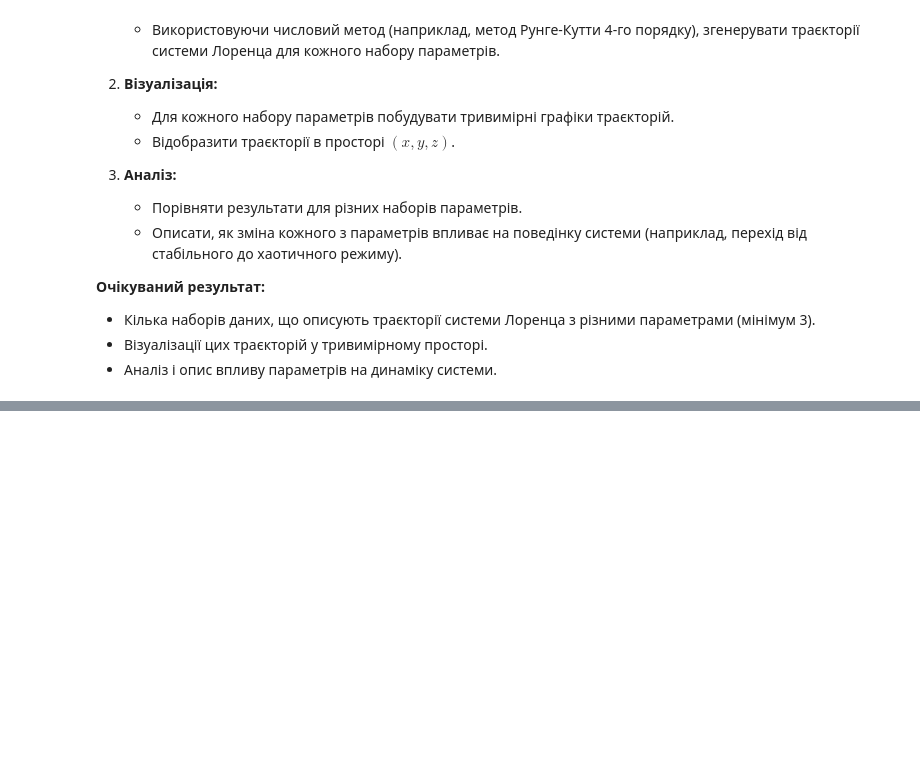
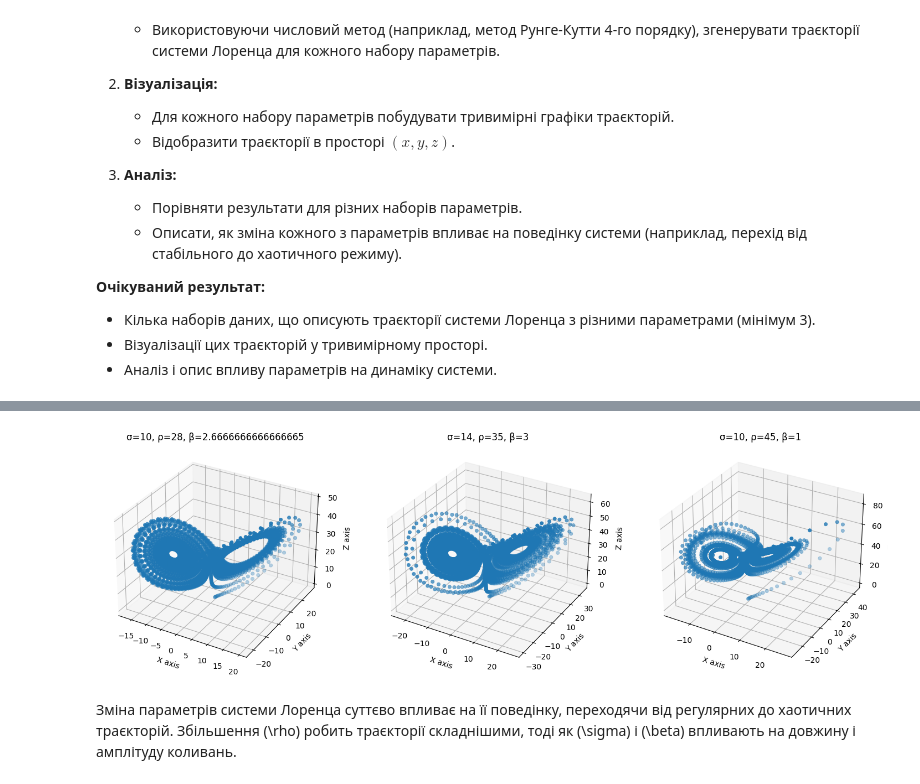
Before and after one commit to kristi5491/data_analytics, a Jupyter notebook: lab2/DM_practice_2_new.ipynb, the cells around one changed output, grey strips where cells are left out. Drawn from its saved outputs; the diff is of its cells as text; code cells hidden in the pictures; blank space fills up the shorter version.

```diff
--- a/lab2/DM_practice_2_new.ipynb
+++ b/lab2/DM_practice_2_new.ipynb
@@ -391,0 +384,48 @@ $$
+# %%
+from scipy.integrate import solve_ivp
+
+def lorenz_system(t, state, sigma, rho, beta):
+    x, y, z = state
+    dx_dt = sigma * (y - x)
+    dy_dt = x * (rho - z) - y
+    dz_dt = x * y - beta * z
+    return [dx_dt, dy_dt, dz_dt]
+
+def generate_lorenz_trajectory(initial_state, sigma, rho, beta, t_span, t_eval):
+    sol = solve_ivp(lorenz_system, t_span, initial_state, args=(sigma, rho, beta), t_eval=t_eval, method='RK45')
+    return sol.t, sol.y
+# %%
+initial_state = [1.0, 1.0, 1.0]
+
+t_span = (0, 50)
+t_eval = np.linspace(t_span[0], t_span[1], 4000)
+
+parameters = [
+    (10, 28, 8/3),
+    (14, 35, 3),
+    (10, 45, 1)
+]
+
+fig = plt.figure(figsize=(18, 10))
+
+for i, (sigma, rho, beta) in enumerate(parameters):
+    t, trajectory = generate_lorenz_trajectory(initial_state, sigma, rho, beta, t_span, t_eval)
+
+    pd.DataFrame({
+        'X': trajectory[0],
+        'Y': trajectory[1],
+        'Z': trajectory[2]
+    }).to_csv(f'lorenz_{i}.csv', index=False)
+
+    ax = fig.add_subplot(1, len(parameters), i + 1, projection='3d')
+    ax.scatter(trajectory[0], trajectory[1], trajectory[2], lw=0.5)
+    ax.set_title(f"σ={sigma}, ρ={rho}, β={beta}")
+    ax.set_xlabel("X axis")
+    ax.set_ylabel("Y axis")
+    ax.set_zlabel("Z axis")
+
+plt.show()
+# %% [output]
+[figure, added]
+# %% [markdown]
+Зміна параметрів системи Лоренца суттєво впливає на її поведінку, переходячи від регулярних до хаотичних траєкторій. Збільшення \(\rho\) робить траєкторії складнішими, тоді як \(\sigma\) і \(\beta\) впливають на довжину і амплітуду коливань.
```
Also changed, not shown: parts of 5 cells of this notebook, 4 other files.
